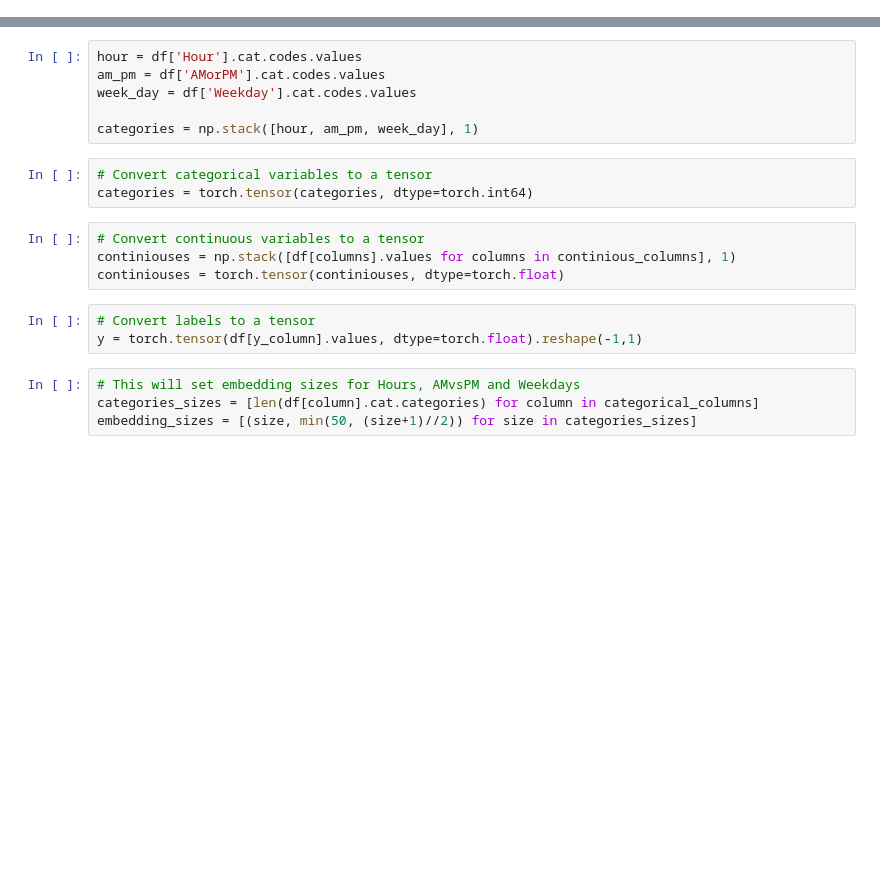
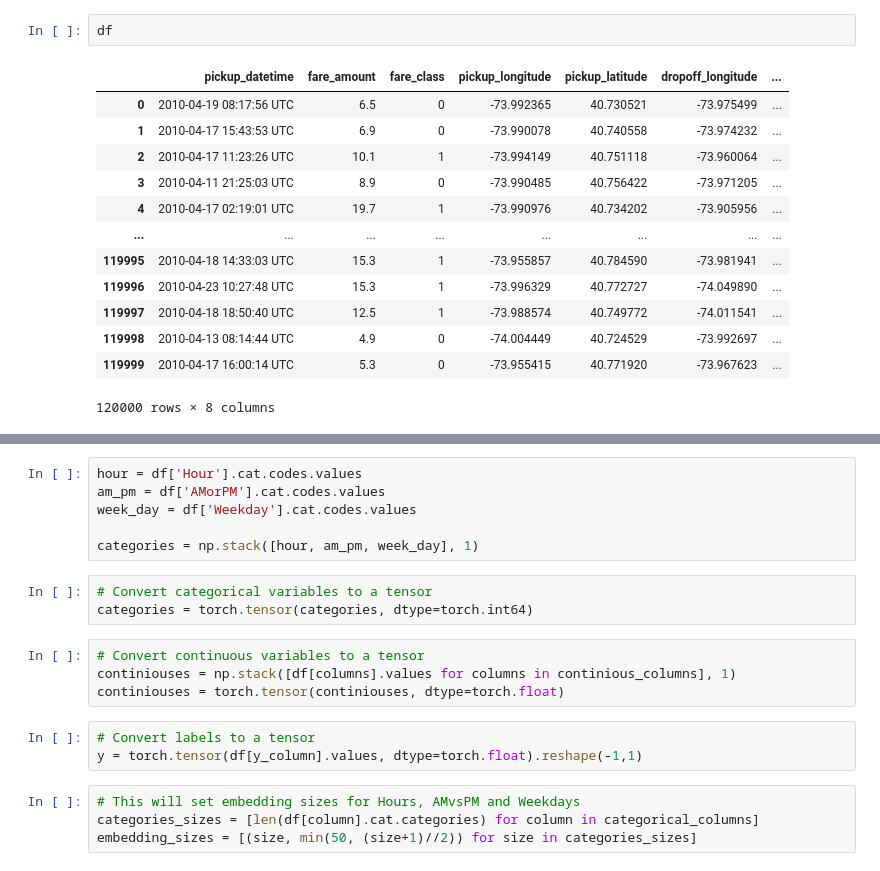
Before and after one commit to hamidfard/taxi_fare_estimator, a Jupyter notebook: taxi_fare_nn.ipynb, the cells around one changed output, grey strips where cells are left out. Saved outputs shown, nothing was run; the diff lists cells and outputs as text; blank space fills up the shorter version.

```diff
--- a/taxi_fare_nn.ipynb
+++ b/taxi_fare_nn.ipynb
@@ -12,0 +33,16 @@ df = pd.read_csv(file_path)
+# %%
+df
+# %% [output]
+|  | pickup_datetime | fare_amount | fare_class | pickup_longitude | pickup_latitude | dropoff_longitude | ... |
+| 0 | 2010-04-19 08:17:56 UTC | 6.5 | 0 | -73.992365 | 40.730521 | -73.975499 | ... |
+| 1 | 2010-04-17 15:43:53 UTC | 6.9 | 0 | -73.990078 | 40.740558 | -73.974232 | ... |
+| 2 | 2010-04-17 11:23:26 UTC | 10.1 | 1 | -73.994149 | 40.751118 | -73.960064 | ... |
+| 3 | 2010-04-11 21:25:03 UTC | 8.9 | 0 | -73.990485 | 40.756422 | -73.971205 | ... |
+| 4 | 2010-04-17 02:19:01 UTC | 19.7 | 1 | -73.990976 | 40.734202 | -73.905956 | ... |
+| ... | ... | ... | ... | ... | ... | ... | ... |
+| 119995 | 2010-04-18 14:33:03 UTC | 15.3 | 1 | -73.955857 | 40.784590 | -73.981941 | ... |
+| 119996 | 2010-04-23 10:27:48 UTC | 15.3 | 1 | -73.996329 | 40.772727 | -74.049890 | ... |
+| 119997 | 2010-04-18 18:50:40 UTC | 12.5 | 1 | -73.988574 | 40.749772 | -74.011541 | ... |
+| 119998 | 2010-04-13 08:14:44 UTC | 4.9 | 0 | -74.004449 | 40.724529 | -73.992697 | ... |
+| 119999 | 2010-04-17 16:00:14 UTC | 5.3 | 0 | -73.955415 | 40.771920 | -73.967623 | ... |
+120000 rows × 8 columns
```
Also changed, not shown: parts of 14 cells of this notebook.
